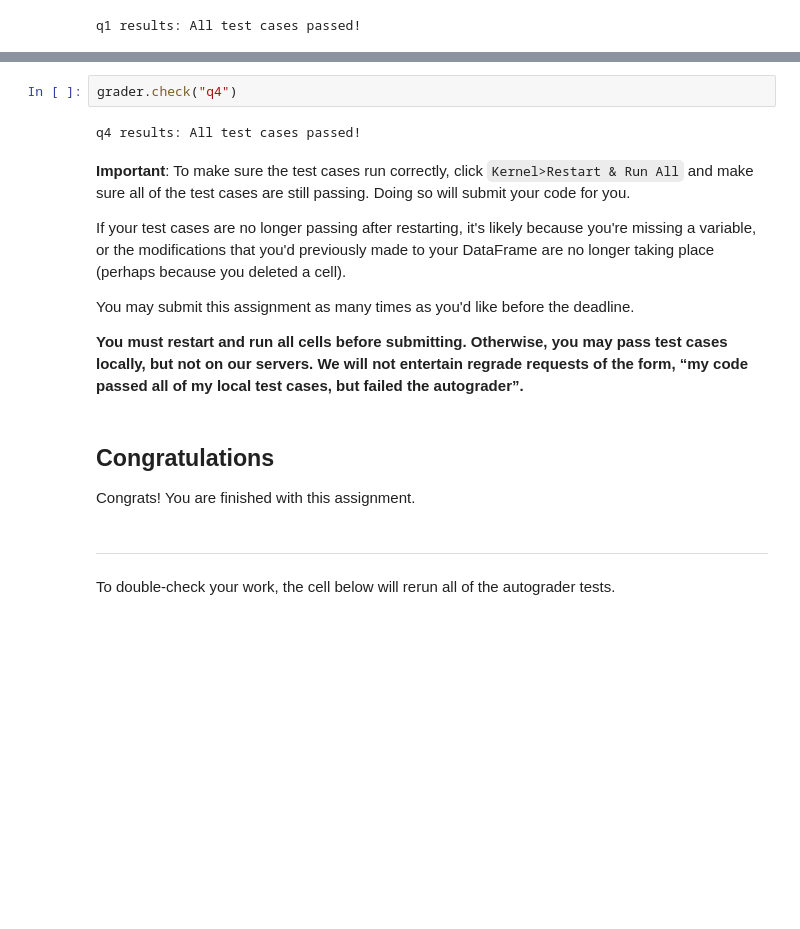
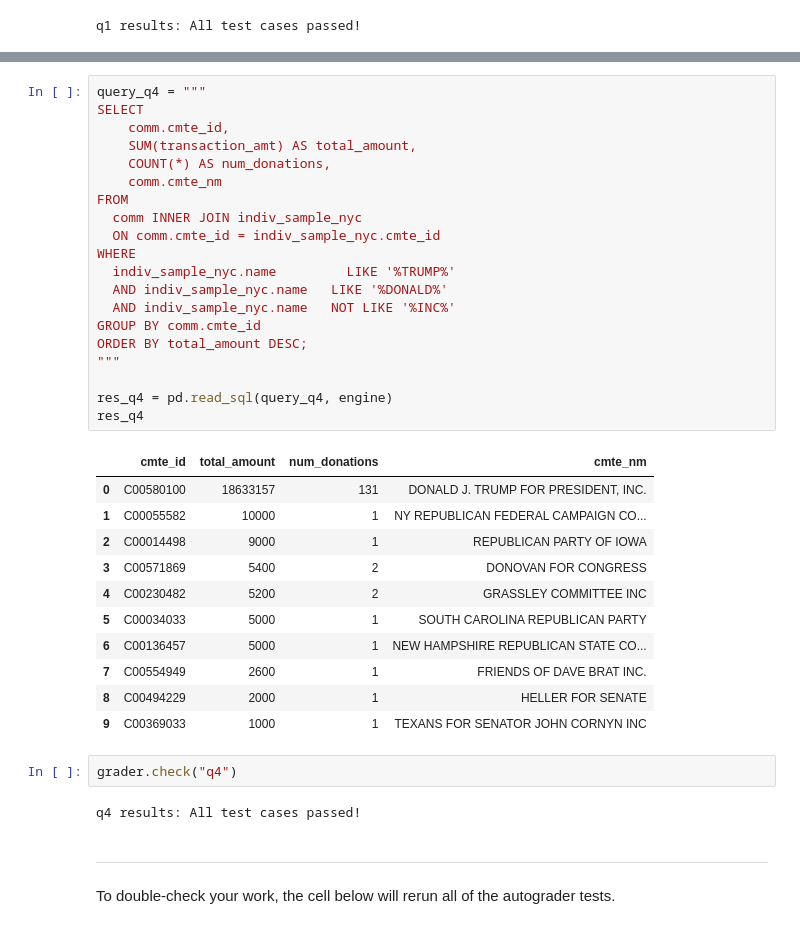
Before and after one commit to TheEvergreenStateCollege/week-3-chinchillabob, a Jupyter notebook: lab/lab04/lab04.ipynb, the cells around one changed output, grey strips where cells are left out. Drawn from its saved outputs; the diff is of its cells as text; blank space fills up the shorter version.

```diff
--- a/lab/lab04/lab04.ipynb
+++ b/lab/lab04/lab04.ipynb
@@ -443,19 +483,39 @@ answer4 = "SEX CRIME"
+# %%
+query_q4 = """
+SELECT
+    comm.cmte_id,
+    SUM(transaction_amt) AS total_amount,
+    COUNT(*) AS num_donations,
+    comm.cmte_nm
+FROM
+  comm INNER JOIN indiv_sample_nyc
+  ON comm.cmte_id = indiv_sample_nyc.cmte_id
+WHERE
+  indiv_sample_nyc.name         LIKE '%TRUMP%'
+  AND indiv_sample_nyc.name   LIKE '%DONALD%'
+  AND indiv_sample_nyc.name   NOT LIKE '%INC%'
+GROUP BY comm.cmte_id
+ORDER BY total_amount DESC;
+"""
+
+res_q4 = pd.read_sql(query_q4, engine)
+res_q4
+# %% [output]
+|  | cmte_id | total_amount | num_donations | cmte_nm |
+| 0 | C00580100 | 18633157 | 131 | DONALD J. TRUMP FOR PRESIDENT, INC. |
+| 1 | C00055582 | 10000 | 1 | NY REPUBLICAN FEDERAL CAMPAIGN CO... |
+| 2 | C00014498 | 9000 | 1 | REPUBLICAN PARTY OF IOWA |
+| 3 | C00571869 | 5400 | 2 | DONOVAN FOR CONGRESS |
+| 4 | C00230482 | 5200 | 2 | GRASSLEY COMMITTEE INC |
+| 5 | C00034033 | 5000 | 1 | SOUTH CAROLINA REPUBLICAN PARTY |
+| 6 | C00136457 | 5000 | 1 | NEW HAMPSHIRE REPUBLICAN STATE CO... |
+| 7 | C00554949 | 2600 | 1 | FRIENDS OF DAVE BRAT INC. |
+| 8 | C00494229 | 2000 | 1 | HELLER FOR SENATE |
+| 9 | C00369033 | 1000 | 1 | TEXANS FOR SENATOR JOHN CORNYN INC |
 # %%
 grader.check("q4")
 # %% [output]
 q4 results: All test cases passed!
-# %% [markdown]
-**Important**: To make sure the test cases run correctly, click `Kernel>Restart & Run All` and make sure all of the test cases are still passing. Doing so will submit your code for you.
-
-If your test cases are no longer passing after restarting, it's likely because you're missing a variable, or the modifications that you'd previously made to your DataFrame are no longer taking place (perhaps because you deleted a cell).
-
-You may submit this assignment as many times as you'd like before the deadline.
-
-**You must restart and run all cells before submitting. Otherwise, you may pass test cases locally, but not on our servers. We will not entertain regrade requests of the form, “my code passed all of my local test cases, but failed the autograder”.**
-# %% [markdown]
-## Congratulations
-
-Congrats! You are finished with this assignment.
 # %% [markdown]
 ---
 
```
Also changed, not shown: parts of 87 cells of this notebook.
